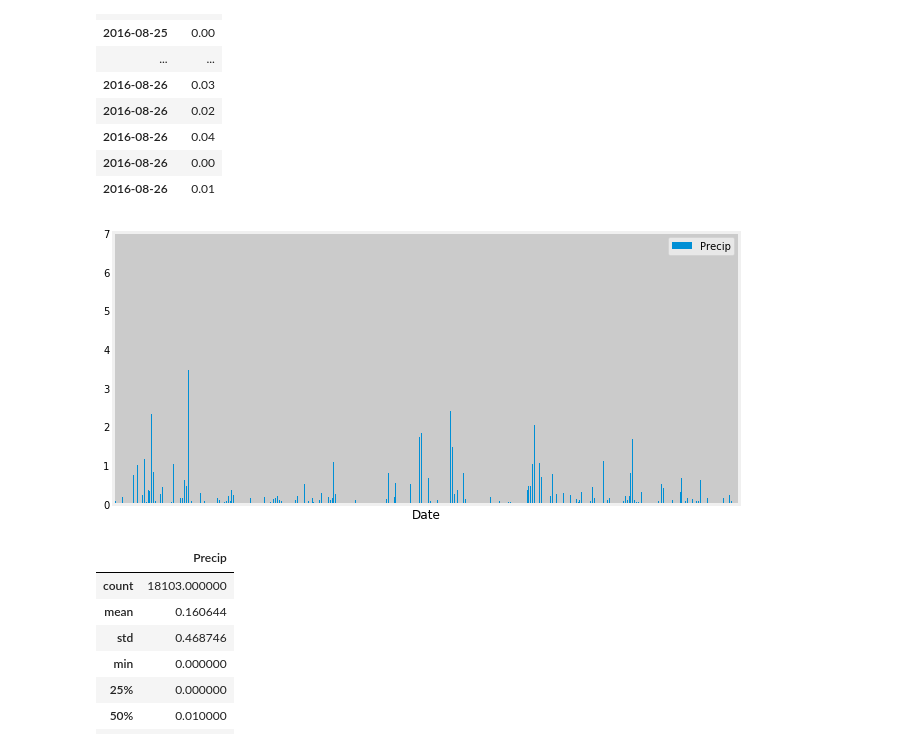
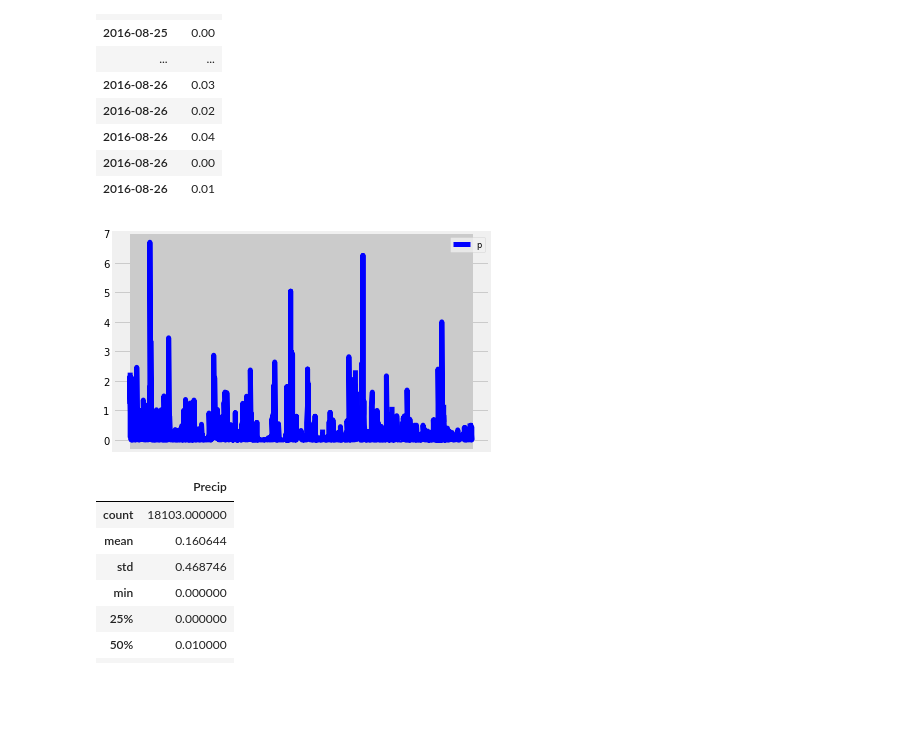
Before and after one commit to claridyd/AdvSQLHomework, a Jupyter notebook: Climate.ipynb, the cells around one changed output. Cells and saved outputs as stored; diff of their text form; code cells hidden in the pictures; blank space fills up the shorter version.

Commit message:
re-did bar chart

```diff
--- a/Climate.ipynb
+++ b/Climate.ipynb
@@ -111,12 +111,20 @@ m_df.head(20)
 | 2016-08-26 | 0.01 |
 # %%
 # Plot the dataframe as bar chart
-#m_df.iloc[:,:].plot.bar(figsize=(10,5), title = "Precipitation")
-m_df.plot.bar(figsize=(10,5))
+#################################
+# Get numbers to plot
+dates = m_df.index.values
+prec = m_df['Precip']
+
+# Create the bar chart
+plt.clf()
+#m_df.plot.bar(figsize=(12,10)
 plt.tick_params(axis='x', labelbottom=False)
+plt.plot(dates, prec, color = 'blue', linewidth=5)
+plt.legend(labels='precip', loc='upper right', fontsize='small',frameon=True)
 plt.show()
 # %% [output]
-[figure, old version]
+[figure, new version]
 # %%
 # Use Pandas to calculate the summary statistics for the precipitation data for 2010 thru 2017
 all_prcp = session.query(Measurement.date, Measurement.prcp).\
```
Also changed, not shown: parts of 1 cell of this notebook.
